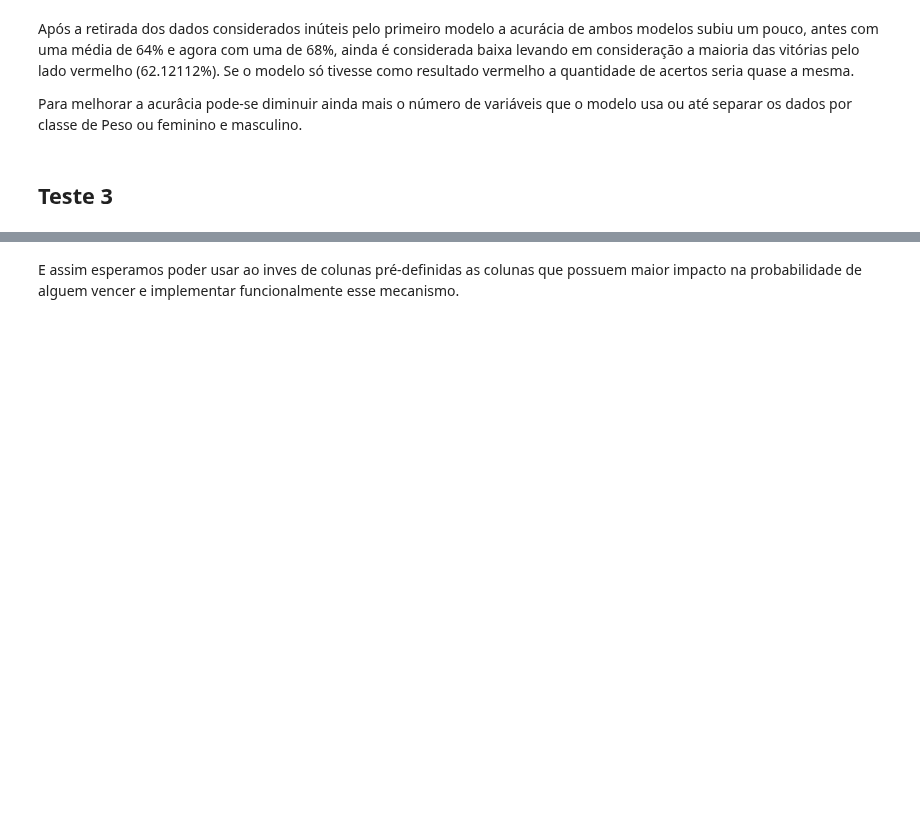
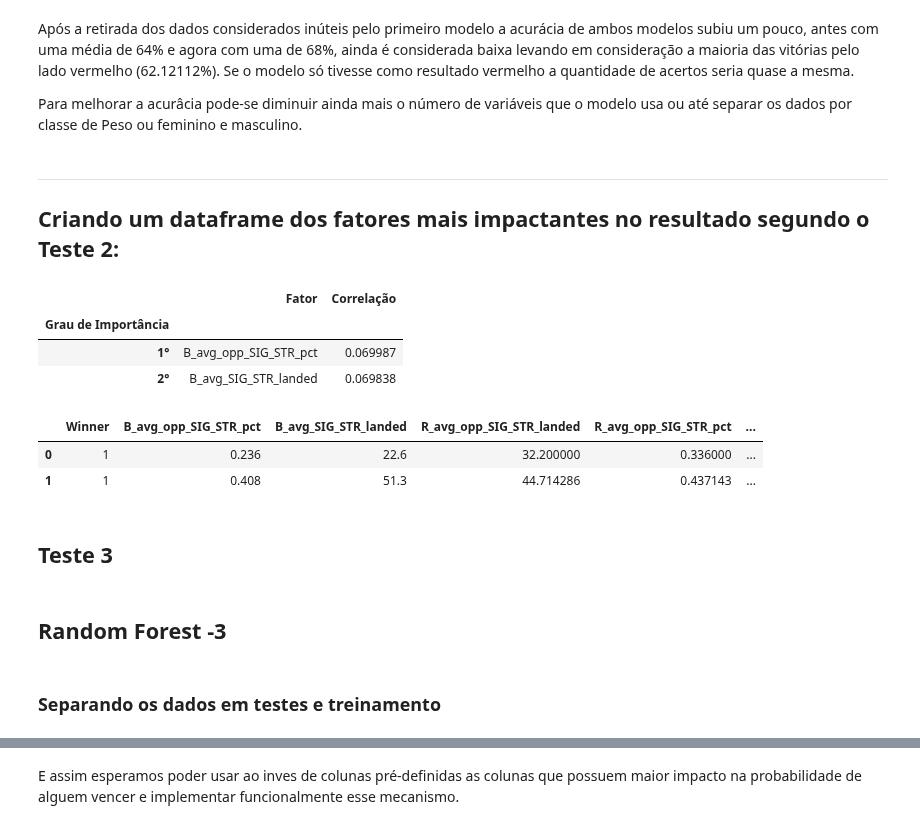
Before and after one commit to VergaraC/Dados_P3, a Jupyter notebook: Projeto3.ipynb, the cells around one changed output, grey strips where cells are left out. Drawn from its saved outputs; the diff is of its cells as text; code cells hidden in the pictures; blank space fills up the shorter version.

Commit message:
Teste 3 feito

```diff
--- a/Projeto3.ipynb
+++ b/Projeto3.ipynb
@@ -473,3 +525,26 @@ ___
 Após a retirada dos dados considerados inúteis pelo primeiro modelo a acurácia de ambos modelos subiu um pouco, antes com uma média de 64% e agora com uma de 68%, ainda é considerada baixa levando em consideração a maioria das vitórias pelo lado vermelho (62.12112%). Se o modelo só tivesse como resultado vermelho a quantidade de acertos seria quase a mesma.
 
 Para melhorar a acurâcia pode-se diminuir ainda mais o número de variáveis que o modelo usa ou até separar os dados por classe de Peso ou feminino e masculino.
+# %% [markdown]
+   ___
+## Criando um dataframe dos fatores mais impactantes no resultado segundo o Teste 2:
+# %%
+j2=1
+lista_j2=list()
+for i, f in sorted(list(zip(model_random2.feature_importances_, X_train_random2.columns)), reverse=True):
+
+    a2=str(j2)+'°'
+    lista_j2.append(a2)
+    j2+=1
+# %%
+data_mais_impor={'Fator':X_train_random2.columns ,'Correlação':model_random2.feature_importances_,}
+Fator_por_corr2=pd.DataFrame(data_mais_impor)
+Fator_por_corr2=Fator_por_corr2.sort_values(by='Correlação', ascending=False)
+Fator_por_corr2['Grau de Importância']=lista_j2
+Fator_por_corr2 = Fator_por_corr2.set_index('Grau de Importância')
+Fator_por_corr2.head(2)
+# %% [output]
+|  | Fator | Correlação |
+| Grau de Importância |  |  |
+| 1° | B_avg_opp_SIG_STR_pct | 0.069987 |
+| 2° | B_avg_SIG_STR_landed | 0.069838 |
@@ -476,2 +555,9 @@ Para melhorar a acurâcia pode-se diminuir ainda mais o número de variáveis qu
+# %%
+data_util_relevante2 = data_util.loc[:,uteis2]
+data_util_relevante2.head(2)
+# %% [output]
+|  | Winner | B_avg_opp_SIG_STR_pct | B_avg_SIG_STR_landed | R_avg_opp_SIG_STR_landed | R_avg_opp_SIG_STR_pct | ... |
+| 0 | 1 | 0.236 | 22.6 | 32.200000 | 0.336000 | ... |
+| 1 | 1 | 0.408 | 51.3 | 44.714286 | 0.437143 | ... |
 # %% [markdown]
 ## Teste 3
@@ -477,0 +567,5 @@ Para melhorar a acurâcia pode-se diminuir ainda mais o número de variáveis qu
+# %% [markdown]
+
+## Random Forest -3
+# %% [markdown]
+### Separando os dados em testes e treinamento
```
Also changed, not shown: parts of 27 cells of this notebook, 1 other file.
